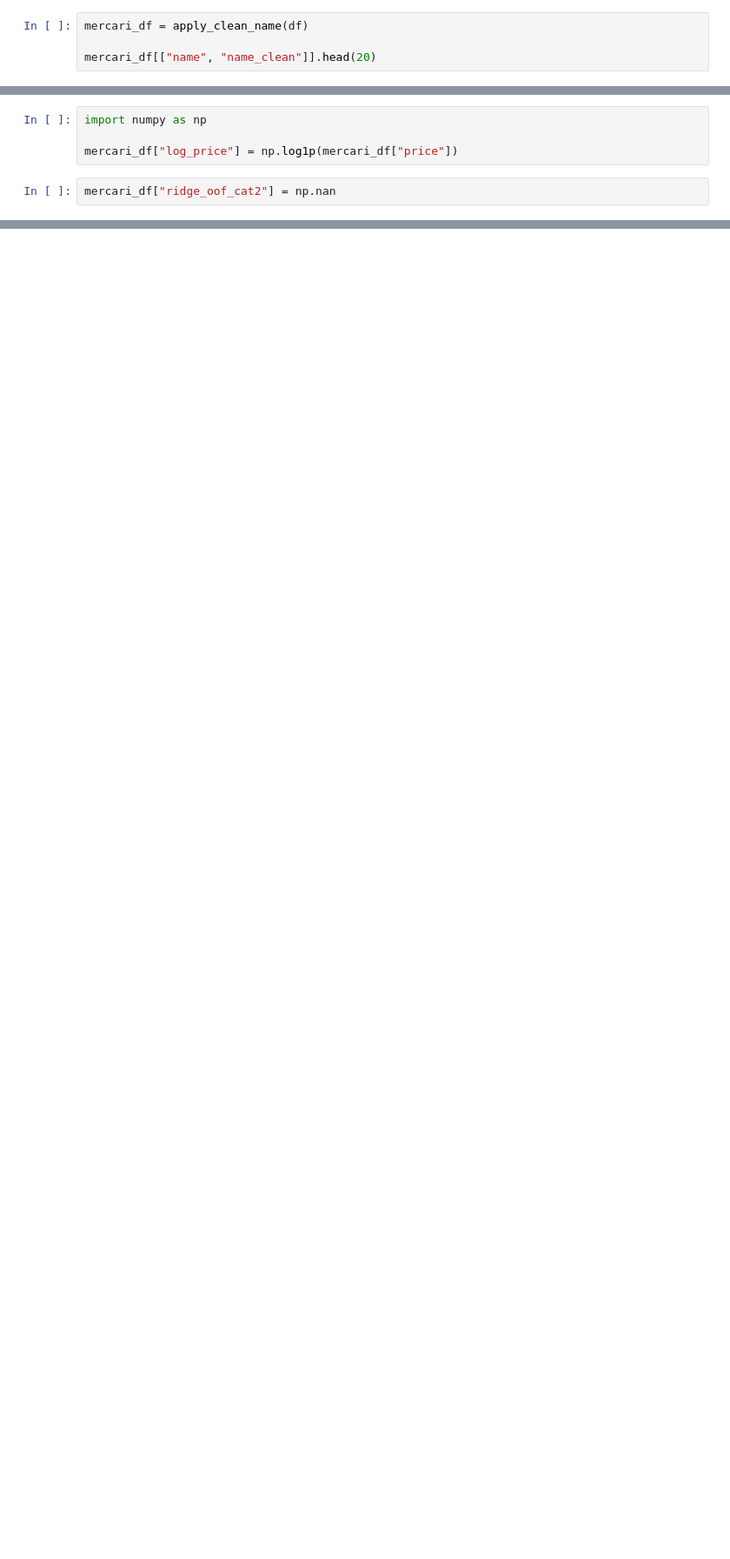
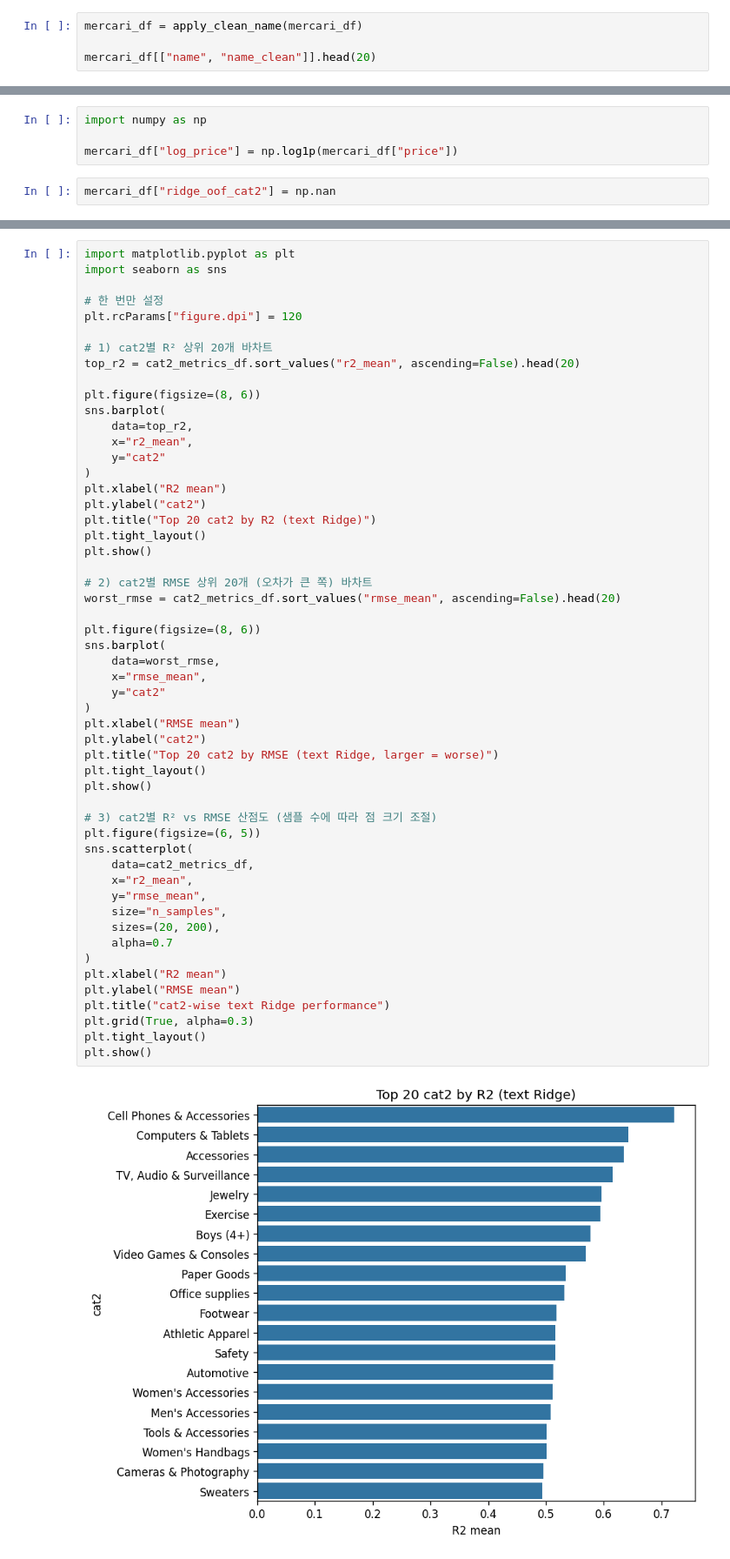
Before and after one commit to ary3120-droid/myproject, a Jupyter notebook: MERK.ipynb, the cells around one changed output, grey strips where cells are left out. Shown at 87% size. Cells and saved outputs as stored; diff of their text form; blank space fills up the shorter version.

```diff
--- a/MERK.ipynb
+++ b/MERK.ipynb
@@ -62,7 +62,7 @@ def apply_clean_name(mercari_df):
 # %% [markdown]
 확인
 # %%
-mercari_df = apply_clean_name(df)
+mercari_df = apply_clean_name(mercari_df)
 
 mercari_df[["name", "name_clean"]].head(20)
 # %% [output]
@@ -543,3 +543,58 @@ cat2_metrics_df.sort_values("r2_mean", ascending=False).head(20)
 | 21 | Women's Handbags | 45862 | 0.501195 | 0.651765 |
 | 65 | Cameras & Photography | 3976 | 0.495109 | 0.702676 |
 | 28 | Sweaters | 35752 | 0.493437 | 0.443752 |
+# %%
+import matplotlib.pyplot as plt
+import seaborn as sns
+
+# 한 번만 설정
+plt.rcParams["figure.dpi"] = 120
+
+# 1) cat2별 R² 상위 20개 바차트
+top_r2 = cat2_metrics_df.sort_values("r2_mean", ascending=False).head(20)
+
+plt.figure(figsize=(8, 6))
+sns.barplot(
+    data=top_r2,
+    x="r2_mean",
+    y="cat2"
+)
+plt.xlabel("R2 mean")
+plt.ylabel("cat2")
+plt.title("Top 20 cat2 by R2 (text Ridge)")
+plt.tight_layout()
+plt.show()
+
+# 2) cat2별 RMSE 상위 20개 (오차가 큰 쪽) 바차트
+worst_rmse = cat2_metrics_df.sort_values("rmse_mean", ascending=False).head(20)
+
+plt.figure(figsize=(8, 6))
+sns.barplot(
+    data=worst_rmse,
+    x="rmse_mean",
+    y="cat2"
+)
+plt.xlabel("RMSE mean")
+plt.ylabel("cat2")
+plt.title("Top 20 cat2 by RMSE (text Ridge, larger = worse)")
+plt.tight_layout()
+plt.show()
+
+# 3) cat2별 R² vs RMSE 산점도 (샘플 수에 따라 점 크기 조절)
+plt.figure(figsize=(6, 5))
+sns.scatterplot(
+    data=cat2_metrics_df,
+    x="r2_mean",
+    y="rmse_mean",
+    size="n_samples",
+    sizes=(20, 200),
+    alpha=0.7
+)
+plt.xlabel("R2 mean")
+plt.ylabel("RMSE mean")
+plt.title("cat2-wise text Ridge performance")
+plt.grid(True, alpha=0.3)
+plt.tight_layout()
+plt.show()
+# %% [output]
+[figure, added]
```
Also changed, not shown: parts of 3 cells of this notebook.
